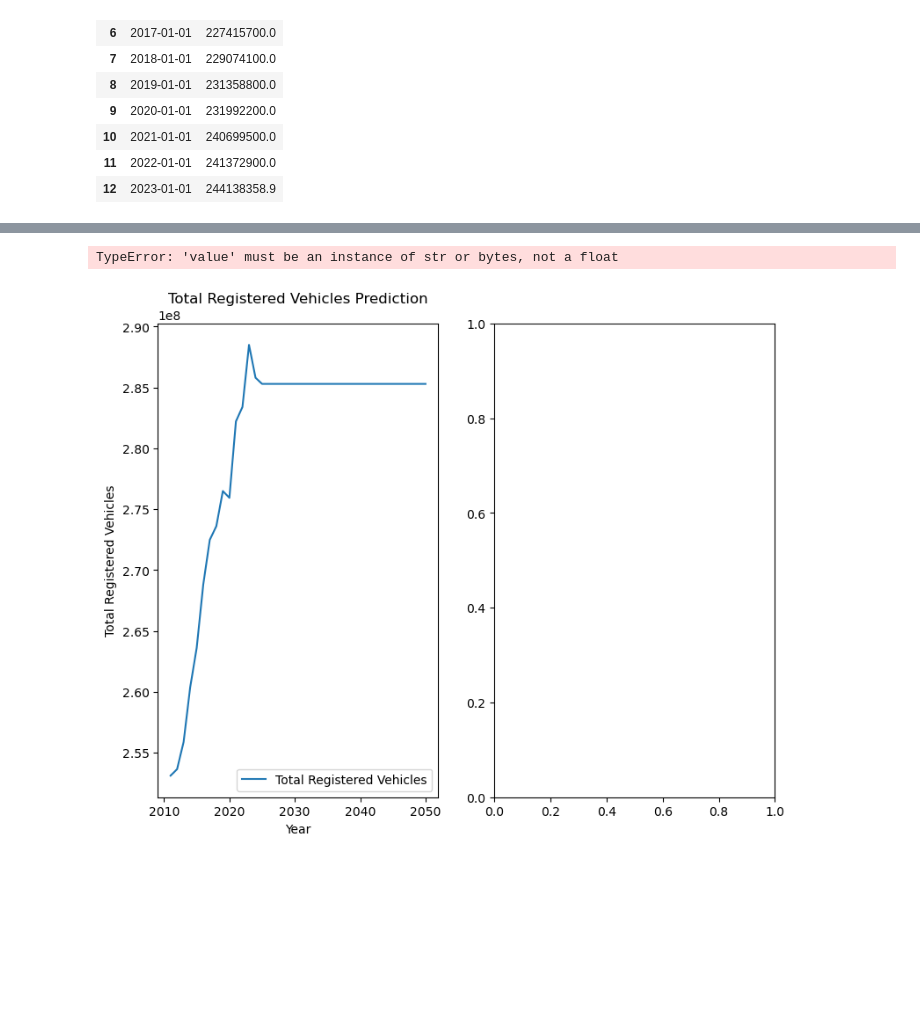
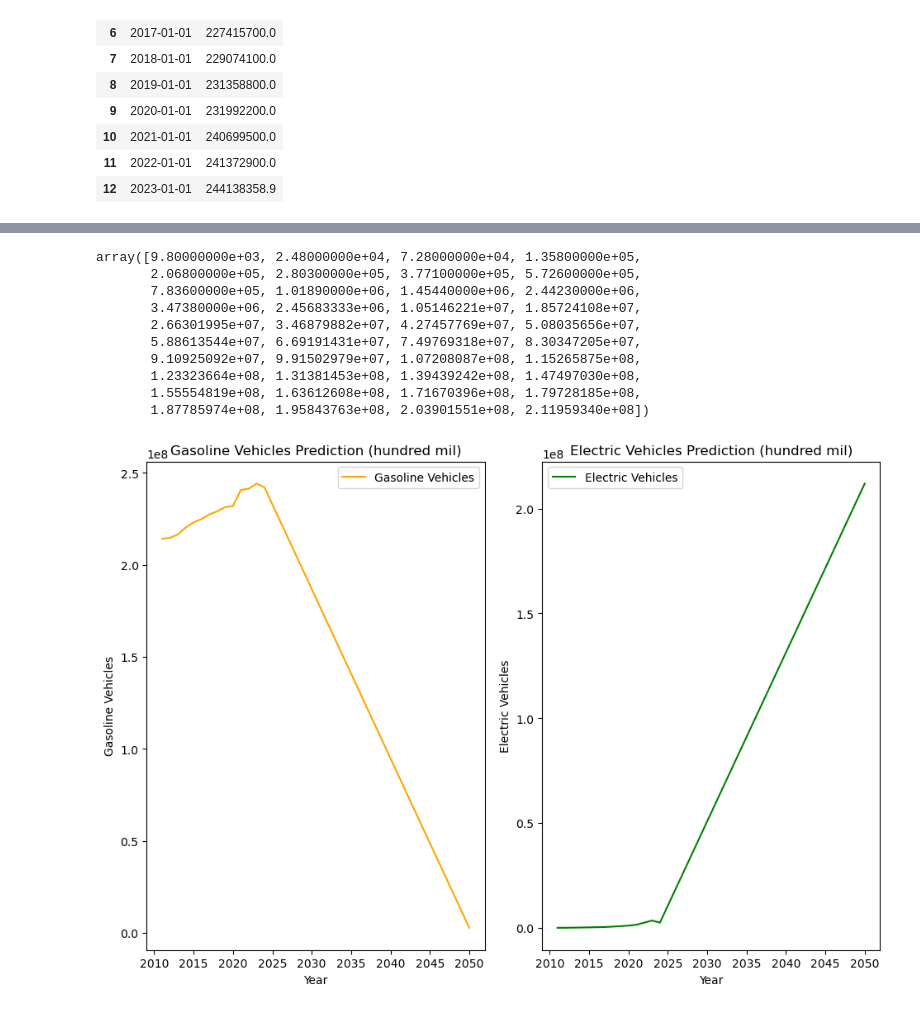
Before and after one commit to jbondAI/AI_Project_2, a Jupyter notebook: total_cars.ipynb, the cells around one changed output, grey strips where cells are left out. Saved outputs shown, nothing was run; the diff lists cells and outputs as text; code cells hidden in the pictures; blank space fills up the shorter version.

Commit message:
updated model

```diff
--- a/total_cars.ipynb
+++ b/total_cars.ipynb
@@ -395,0 +444,12 @@ future_percent_gasoline = np.linspace(merged_final_registered_df_rf['% Gasoline'
+# %%
+# Construct future features dataframe with proper column names
+future_features = pd.DataFrame({
+    'Year': future_years,
+    '% Electric': future_percent_electric,
+    '% Gasoline': future_percent_gasoline
+})
+
+# Predict future values
+pred_total = model_total.predict(future_features)
+pred_gasoline = model_gasoline.predict(future_features)
+pred_electric = model_electric.predict(future_features)
@@ -396,51 +478,46 @@ future_percent_gasoline = np.linspace(merged_final_registered_df_rf['% Gasoline'
 # %%
-future_features = np.column_stack((future_years, future_percent_electric, future_percent_gasoline))
-np.set_printoptions(suppress=True, precision=8)
-
-# Predict future values
-pred_total = model_total.predict(future_features)
-pred_gasoline = model_gasoline.predict(future_features)
-pred_electric = model_electric.predict(future_features)
-
-
-pred_total = np.round(pred_total, 0)
-
-# Adjust predictions to ensure gasoline vehicles reach 1% by 2050
+# Adjust predictions to ensure gasoline vehicles reach 1% by 2050 and electric 75% by 2050
 total_vehicles_2050 = pred_total[-1]
 pred_gasoline = np.linspace(pred_gasoline[0], total_vehicles_2050 * 0.01, len(pred_gasoline))
+pred_electric_adjusted = np.linspace(pred_electric[0], total_vehicles_2050 * 0.75, len(pred_electric))
 
 # Combine historical and predicted data for plotting
 years_combined = np.concatenate((merged_final_registered_df_rf['Year'], future_years))
 total_combined = np.concatenate((merged_final_registered_df_rf['Total registered'], pred_total))
-gasoline_combined = np.concatenate((merged_final_registered_df_rf['Gasoline'], pred_gasoline))
-electric_combined = np.concatenate((merged_final_registered_df_rf['Electric (EV)'], pred_electric))
+gasoline_combined = np.concatenate((merged_final_registered_df_rf['Gasoline'], pred_gasoline)).astype(float)
+electric_combined = np.concatenate((merged_final_registered_df_rf['Electric (EV)'], pred_electric_adjusted)).astype(float)
+# %%
+electric_combined
+# %% [output]
+array([9.80000000e+03, 2.48000000e+04, 7.28000000e+04, 1.35800000e+05,
+       2.06800000e+05, 2.80300000e+05, 3.77100000e+05, 5.72600000e+05,
+       7.83600000e+05, 1.01890000e+06, 1.45440000e+06, 2.44230000e+06,
+       3.47380000e+06, 2.45683333e+06, 1.05146221e+07, 1.85724108e+07,
+       2.66301995e+07, 3.46879882e+07, 4.27457769e+07, 5.08035656e+07,
+       5.88613544e+07, 6.69191431e+07, 7.49769318e+07, 8.30347205e+07,
+       9.10925092e+07, 9.91502979e+07, 1.07208087e+08, 1.15265875e+08,
+       1.23323664e+08, 1.31381453e+08, 1.39439242e+08, 1.47497030e+08,
+       1.55554819e+08, 1.63612608e+08, 1.71670396e+08, 1.79728185e+08,
+       1.87785974e+08, 1.95843763e+08, 2.03901551e+08, 2.11959340e+08])
 # %%
 # Plotting the results
 plt.figure(figsize=(14, 7))
-
-plt.subplot(1, 3, 1)
-plt.plot(years_combined, total_combined, label='Total Registered Vehicles')
-plt.xlabel('Year')
-plt.ylabel('Total Registered Vehicles')
-plt.title('Total Registered Vehicles Prediction')
-plt.legend()
 
 plt.subplot(1, 3, 2)
 plt.plot(years_combined, gasoline_combined, label='Gasoline Vehicles', color='orange')
 plt.xlabel('Year')
 plt.ylabel('Gasoline Vehicles')
-plt.title('Gasoline Vehicles Prediction')
+plt.title('Gasoline Vehicles Prediction (hundred mil)')
 plt.legend()
 
 plt.subplot(1, 3, 3)
 plt.plot(years_combined, electric_combined, label='Electric Vehicles', color='green')
 plt.xlabel('Year')
 plt.ylabel('Electric Vehicles')
-plt.title('Electric Vehicles Prediction')
+plt.title('Electric Vehicles Prediction (hundred mil)')
 plt.legend()
 
 plt.tight_layout()
 plt.show()
 # %% [output]
-TypeError: 'value' must be an instance of str or bytes, not a float
-[figure, old version]
+[figure, new version]
```
Also changed, not shown: parts of 10 cells of this notebook.
